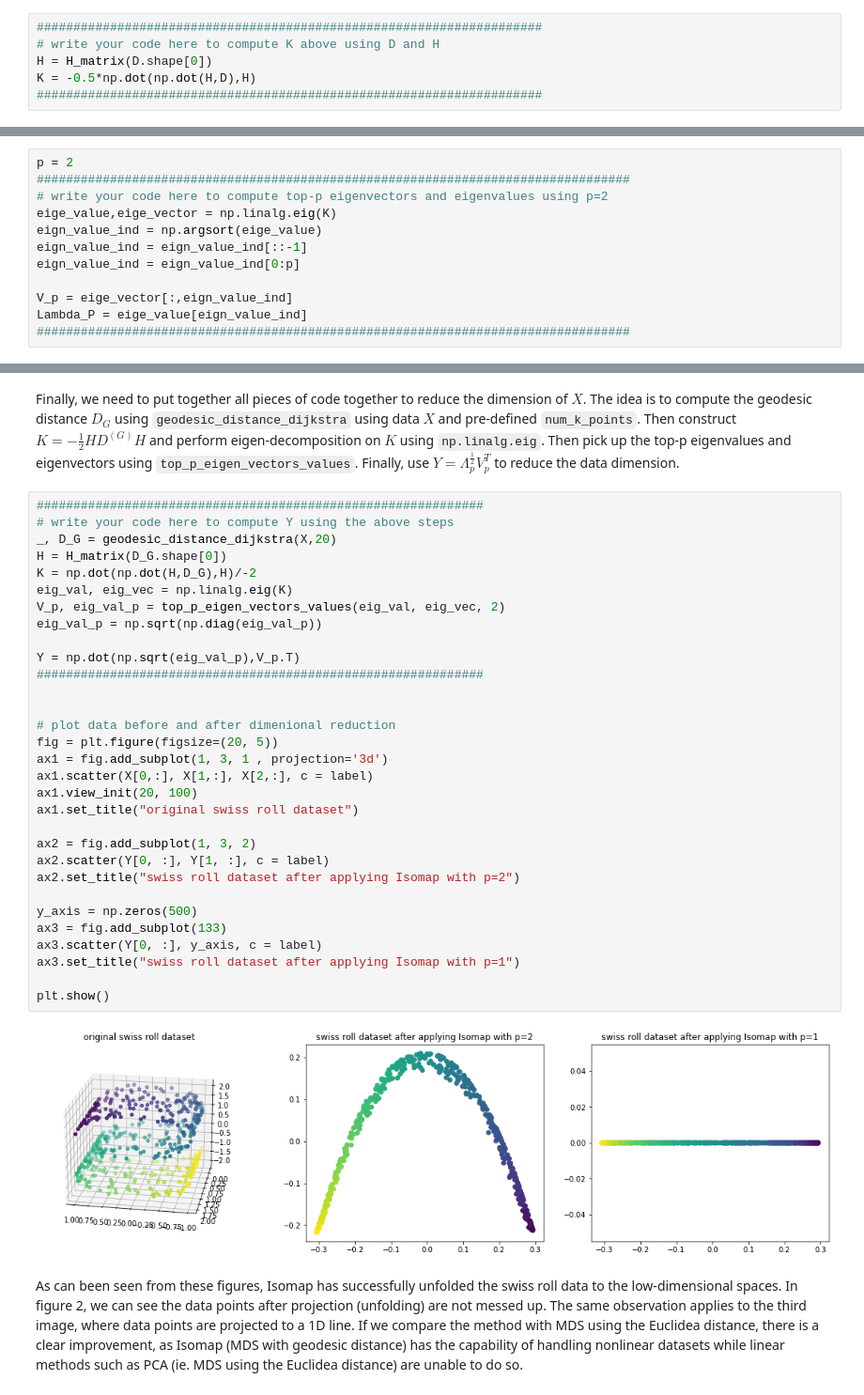
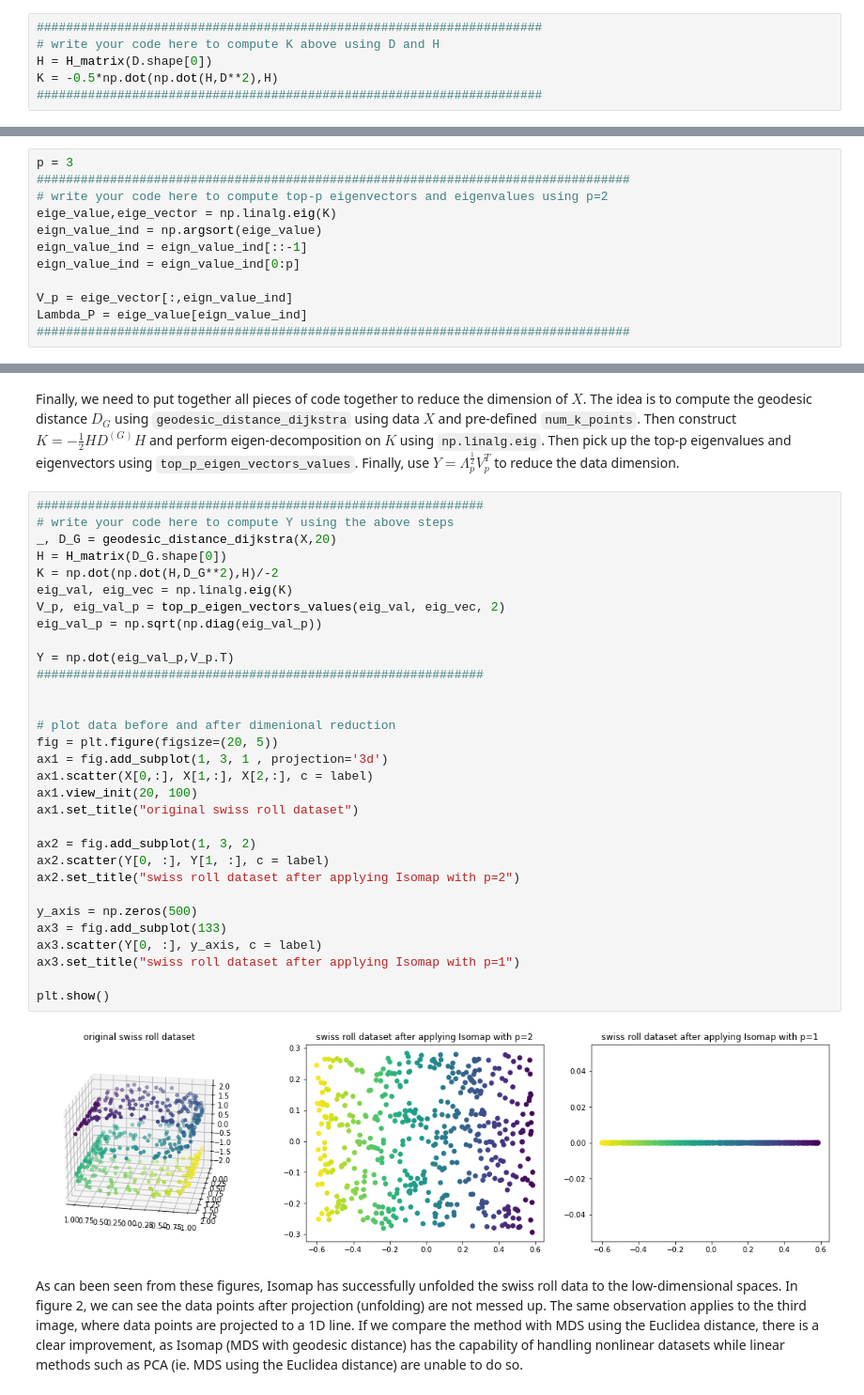
Before and after one commit to Ma-Zhuang/Visualization, a Jupyter notebook: lab5/Lab-5.ipynb, the cells around one changed output, grey strips where cells are left out. Shown at 94% size. Cells and saved outputs as stored; diff of their text form.

```diff
--- a/lab5/Lab-5.ipynb
+++ b/lab5/Lab-5.ipynb
@@ -106,14 +106,14 @@ def H_matrix(size):
 #####################################################################
 # write your code here to compute K above using D and H
 H = H_matrix(D.shape[0])
-K = -0.5*np.dot(np.dot(H,D),H)
+K = -0.5*np.dot(np.dot(H,D**2),H)
 #####################################################################
 # %% [markdown]
 #### Step 3
 # %% [markdown]
 Determine the $p$ largest eigenvalues ${\Lambda_1,...,\Lambda_p}$ and correponding $p$ eigenvectors ${V_1,...,V_p}$ of $K$ defined in Step 2.
 # %%
-p = 2
+p = 3
 #################################################################################
 # write your code here to compute top-p eigenvectors and eigenvalues using p=2
 eige_value,eige_vector = np.linalg.eig(K)
@@ -292,36 +292,36 @@ Finally, we need to put together all pieces of code together to reduce the dimen
 # %%
 #############################################################
 # write your code here to compute Y using the above steps
 _, D_G = geodesic_distance_dijkstra(X,20)
 H = H_matrix(D_G.shape[0])
-K = np.dot(np.dot(H,D_G),H)/-2
+K = np.dot(np.dot(H,D_G**2),H)/-2
 eig_val, eig_vec = np.linalg.eig(K)
 V_p, eig_val_p = top_p_eigen_vectors_values(eig_val, eig_vec, 2)
 eig_val_p = np.sqrt(np.diag(eig_val_p))
 
-Y = np.dot(np.sqrt(eig_val_p),V_p.T)
+Y = np.dot(eig_val_p,V_p.T)
 #############################################################
 
 
 # plot data before and after dimenional reduction
 fig = plt.figure(figsize=(20, 5))
 ax1 = fig.add_subplot(1, 3, 1 , projection='3d')
 ax1.scatter(X[0,:], X[1,:], X[2,:], c = label)
 ax1.view_init(20, 100)
 ax1.set_title("original swiss roll dataset")
 
 ax2 = fig.add_subplot(1, 3, 2)
 ax2.scatter(Y[0, :], Y[1, :], c = label)
 ax2.set_title("swiss roll dataset after applying Isomap with p=2")
 
 y_axis = np.zeros(500)
 ax3 = fig.add_subplot(133)
 ax3.scatter(Y[0, :], y_axis, c = label)
 ax3.set_title("swiss roll dataset after applying Isomap with p=1")
 
 plt.show()
 # %% [output]
-[figure, old version]
+[figure, new version]
 # %% [markdown]
 As can been seen from these figures, Isomap has successfully unfolded the swiss roll data to the low-dimensional spaces. In figure 2, we can see the data points after projection (unfolding) are not messed up. The same observation applies to the third image, where data points are projected to a 1D line. If we compare the method with MDS using the Euclidea distance, there is a clear improvement, as Isomap (MDS with geodesic distance) has the capability of handling nonlinear datasets while linear methods such as PCA (ie. MDS using the Euclidea distance) are unable to do so.
 # %%
```
Also changed, not shown: parts of 3 cells of this notebook.
